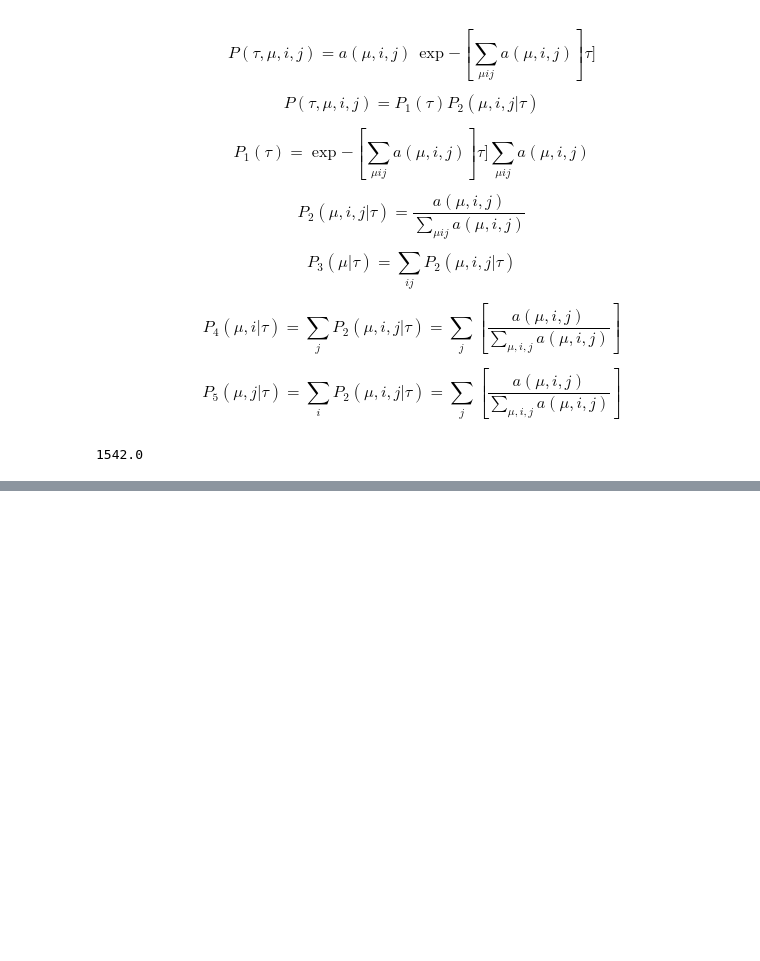
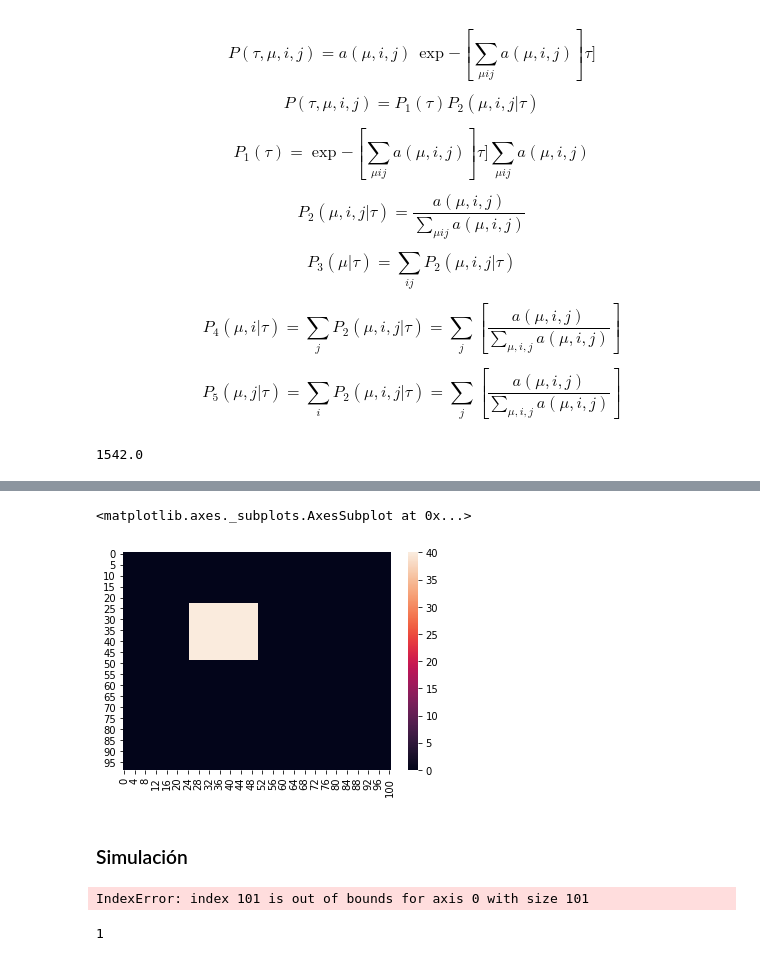
Before and after one commit to AdrianoValdesGomez/Selected-Topics-in-Biophysics, a Jupyter notebook: Notebooks/Gillespie Algorithm (Extension to anisotropic environments).ipynb, the cells around one changed output, grey strips where cells are left out. Cells and saved outputs as stored; diff of their text form; code cells hidden in the pictures; blank space fills up the shorter version.

```diff
--- a/Notebooks/Gillespie Algorithm (Extension to anisotropic environments).ipynb
+++ b/Notebooks/Gillespie Algorithm (Extension to anisotropic environments).ipynb
@@ -183,4 +185,4 @@ for mu in range(4):
         suma_i = 0
         for i in range(1,101):
             suma_i = suma_i + P2[mu,i,j]
-        P4[mu][j] = suma_i
+        P5[mu][j] = suma_i
@@ -232,0 +345,2 @@ def paso_montecarlo(X, a, t):
+# %%
+X0 = np.zeros((101,101))
@@ -232,0 +357,45 @@ def paso_montecarlo(X, a, t):
+# %%
+for i in range(25,51):
+    for j in range(25,51):
+        X0[i][j] = 40
+# %%
+sns.heatmap(X0[1:101][1:101])
+# %% [output]
+<matplotlib.axes._subplots.AxesSubplot at 0x...>
+[figure, added]
+# %% [markdown]
+### Simulación
+# %%
+N_pasos = 10
+a = np.zeros((4,101,101))
+t = 0
+for i in range(1,101):
+    for j in range(1,101):
+        a[0][i][j] = D*(X[i][j] - X[i - 1][j])
+        if a[0][i][j] < 0:
+            a[0][i][j] = 0
+        a[1][i][j] = D*(X[i][j] - X[i + 1][j])
+        if a[1][i][j] < 0:
+            a[1][i][j] = 0
+        a[2][i][j] = D*(X[i][j] - X[i][j - 1])
+        if a[2][i][j] < 0:
+            a[2][i][j] = 0
+        a[3][i][j] = D*(X[i][j] - X[i - 1][j + 1])
+        if a[3][i][j] < 0:
+            a[3][i][j] = 0
+tiempos = [0]
+
+P2 = np.zeros((4,101,101))
+P3 = np.zeros((4))
+P4 = np.zeros((4,101))
+P5 = np.zeros((4,101))
+
+a0, P2, P3, P4, P5 = act_probs(a,P2,P3,P4,P5)
+
+
+for i in range(0,N_pasos):
+    t, X0, a0, a, P2, P3, P4, P5 = paso_montecarlo(X0, a, t, P2, P3, P4, P5)
+    tiempos.append(t)
+    sns.heatmap(X0[1:101][1:101])
+# %% [output]
+IndexError: index 101 is out of bounds for axis 0 with size 101
@@ -232,0 +409,4 @@ def paso_montecarlo(X, a, t):
+# %%
+mu
+# %% [output]
+1
```
Also changed, not shown: parts of 17 cells of this notebook.
